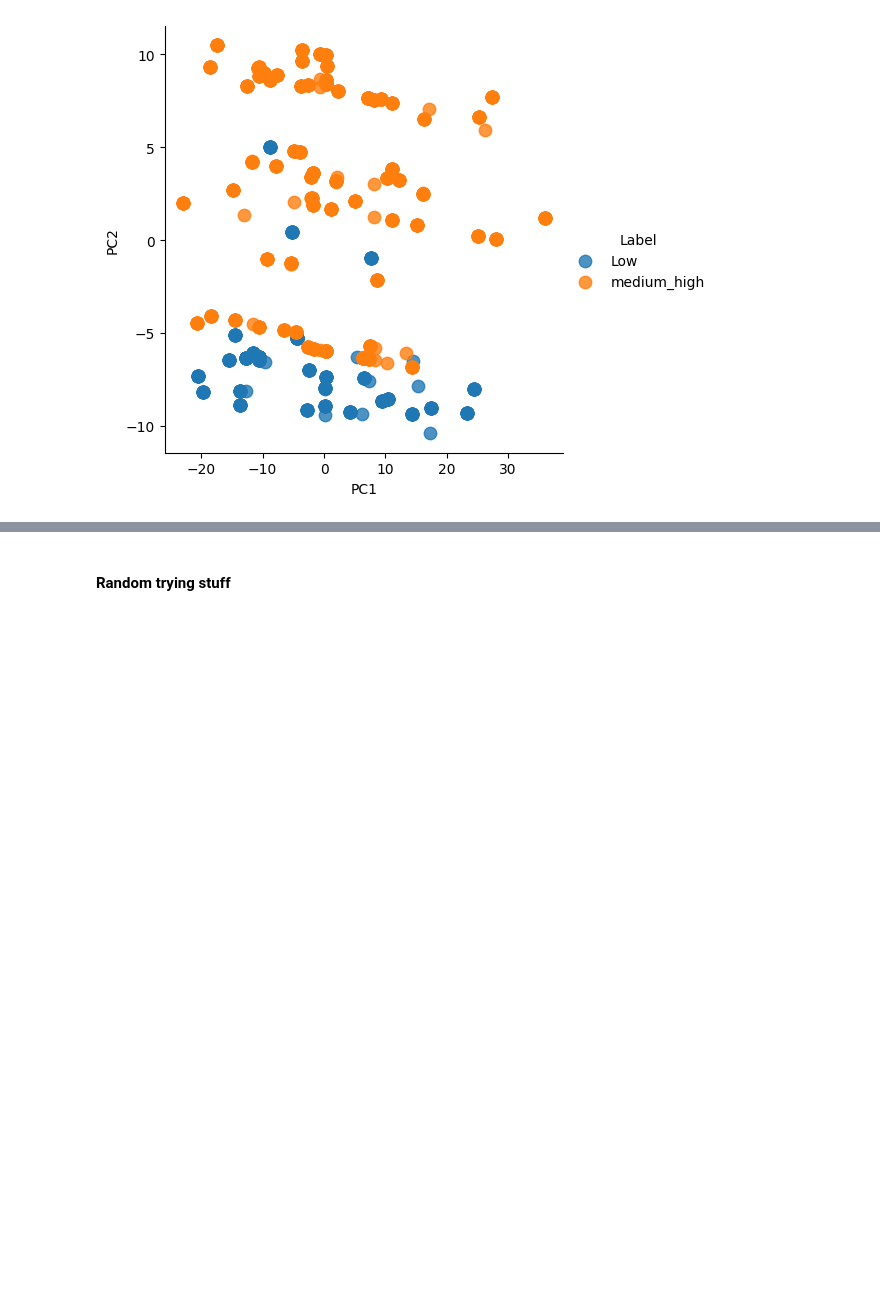
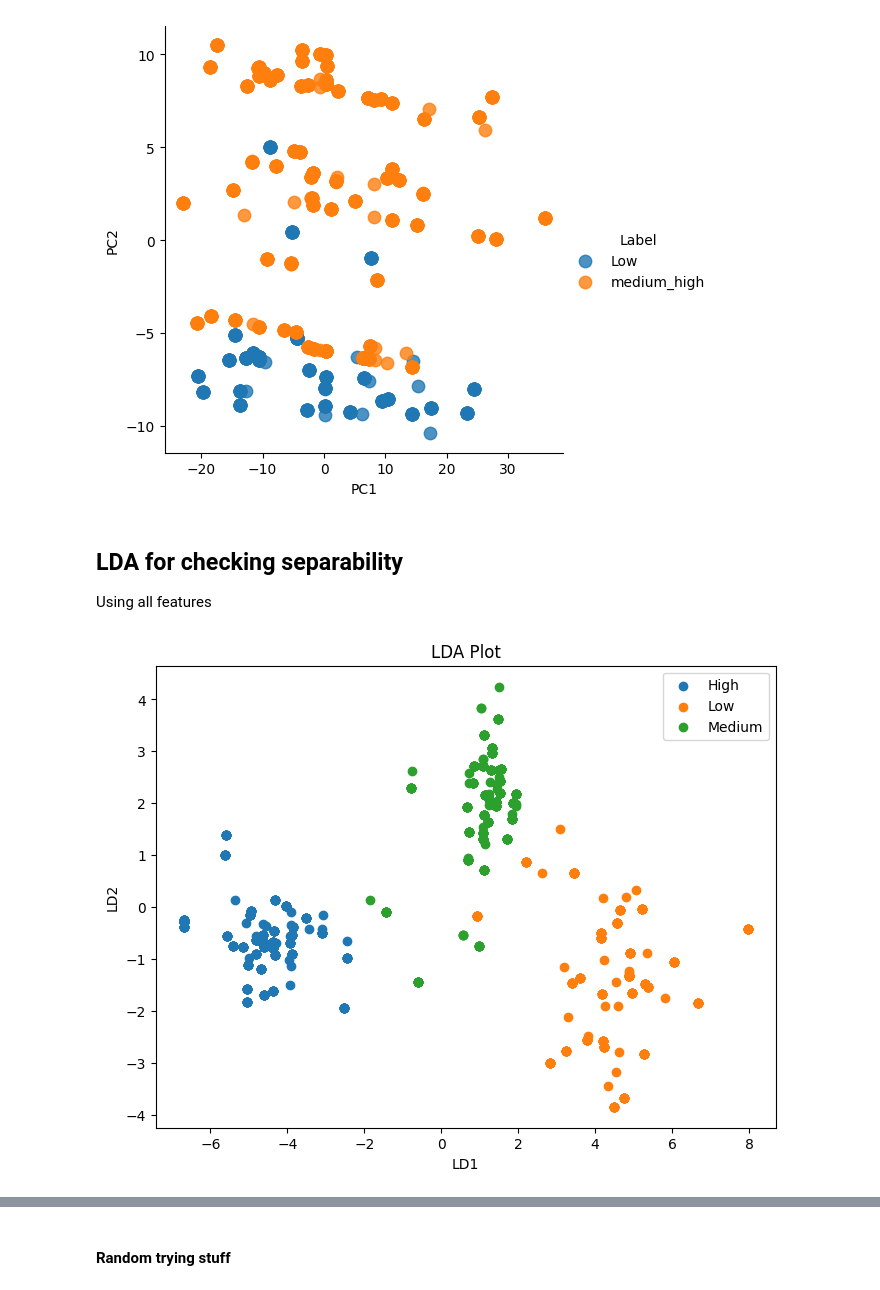
Before and after one commit to eugenegancw/Lung_Cancer_Prediction, a Jupyter notebook: linear_separability.ipynb, the cells around one changed output, grey strips where cells are left out. Cells and saved outputs as stored; diff of their text form; code cells hidden in the pictures; blank space fills up the shorter version.

Commit message:
Added LDA
It was separating better using all features. "High" was quite separable alr, so I just tried plotting with filtered data wo "High" and the Low and Med was quite separable.

```diff
--- a/linear_separability.ipynb
+++ b/linear_separability.ipynb
@@ -88,3 +88,32 @@ import plotly.express as plotly_express
 figure = plotly_express.scatter_3d(pc_df,x="PC1",y="PC2",z="PC3",color="Label",)
 figure.update_layout(showlegend=True)
 figure.show()
+# %% [markdown]
+## LDA for checking separability
+
+Using all features
+# %%
+# Using all features
+import matplotlib.pyplot as plt
+from sklearn.discriminant_analysis import LinearDiscriminantAnalysis
+
+X = df.drop(["Patient Id","Level"], axis=1)
+y = df["Level"]
+
+lda = LinearDiscriminantAnalysis()
+
+df_lda = lda.fit(X,y)
+df_lda = lda.transform(X)
+
+
+plt.figure(figsize=(8, 6))
+for label in np.unique(y):
+    plt.scatter(df_lda[y == label, 0], df_lda[y == label, 1], label=label)
+
+plt.xlabel('LD1')
+plt.ylabel('LD2')
+plt.title('LDA Plot')
+plt.legend()
+plt.show()
+# %% [output]
+[figure, added]
```
Also changed, not shown: parts of 3 cells of this notebook.
